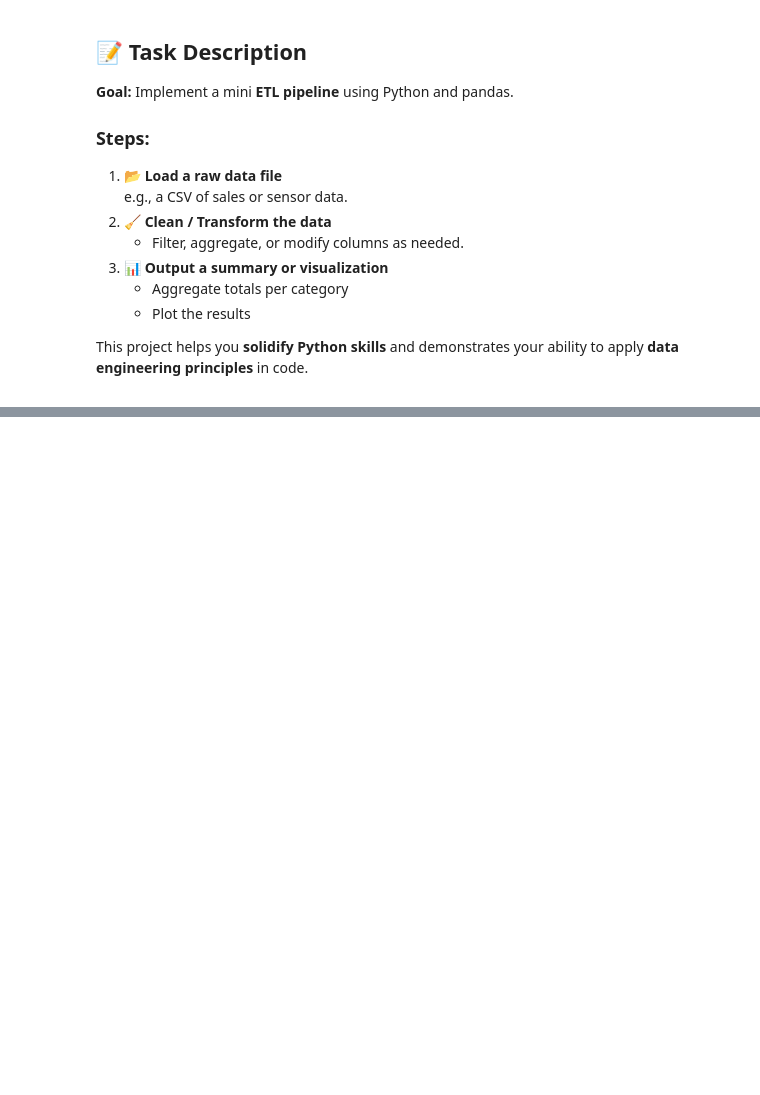
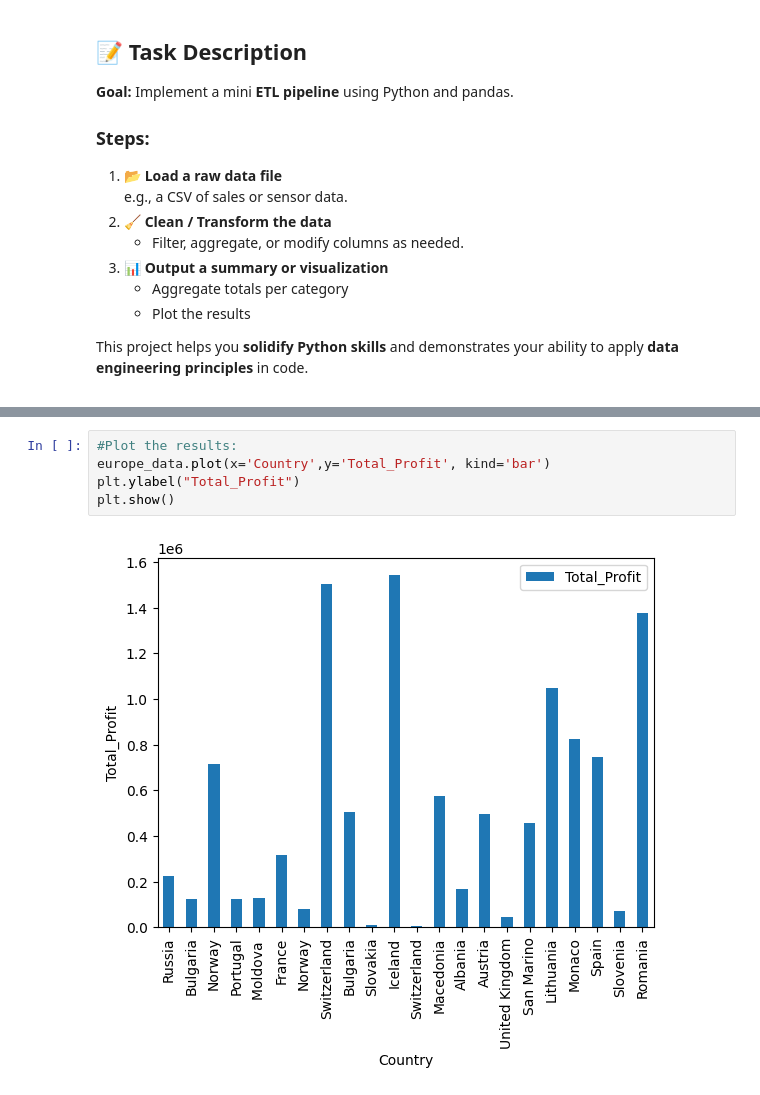
Before and after one commit to Git-Hub-Ran/Python, a Jupyter notebook: notebooks/python_basics/02-mini-etl-pipeline.ipynb, the cells around one changed output, grey strips where cells are left out. Saved outputs shown, nothing was run; the diff lists cells and outputs as text; blank space fills up the shorter version.

```diff
--- a/notebooks/python_basics/02-mini-etl-pipeline.ipynb
+++ b/notebooks/python_basics/02-mini-etl-pipeline.ipynb
@@ -68,0 +130,7 @@ len(grouped.index)
+# %%
+#Plot the results:
+europe_data.plot(x='Country',y='Total_Profit', kind='bar')
+plt.ylabel("Total_Profit")
+plt.show()
+# %% [output]
+[figure, added]
```
Also changed, not shown: parts of 6 cells of this notebook.
